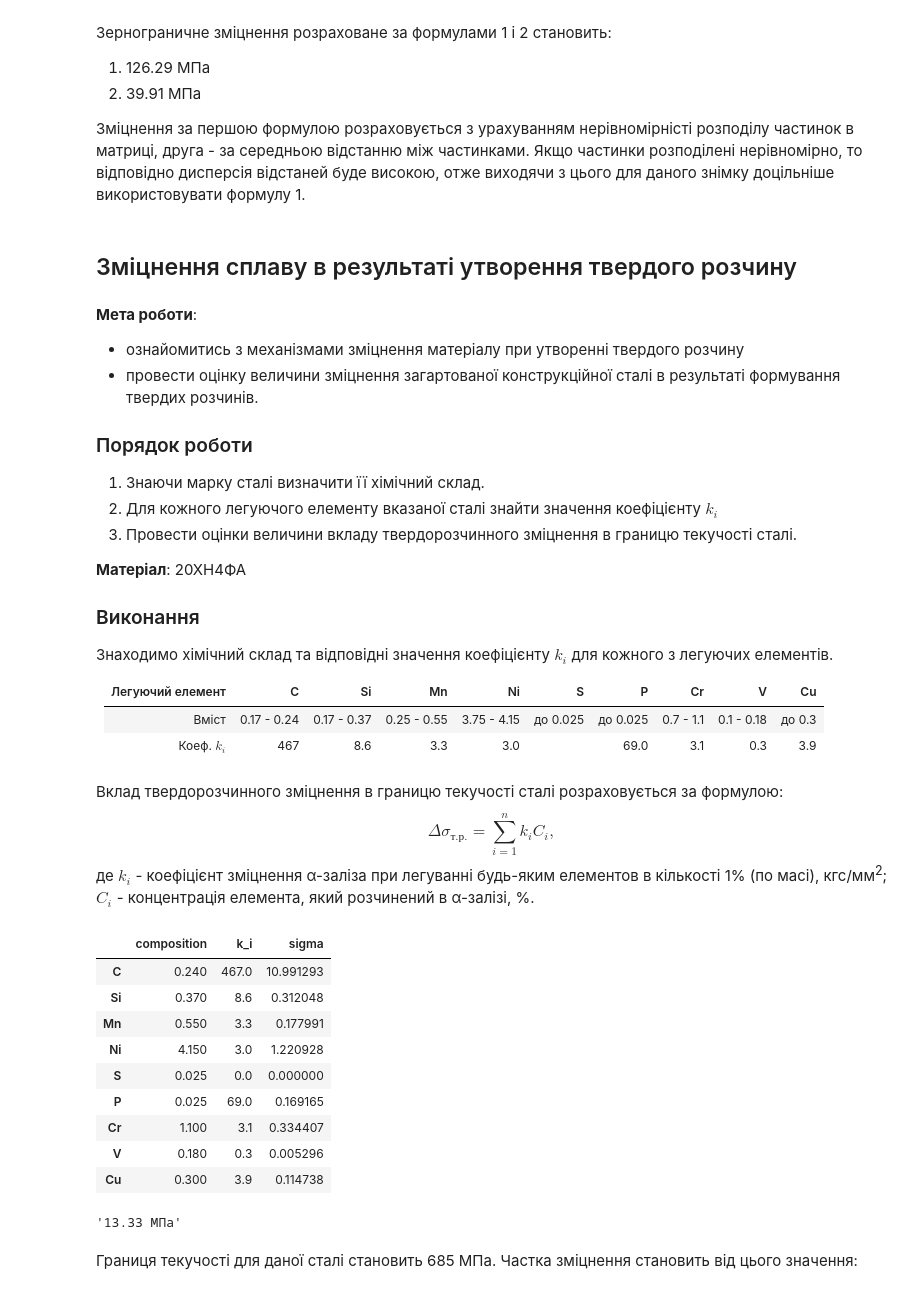
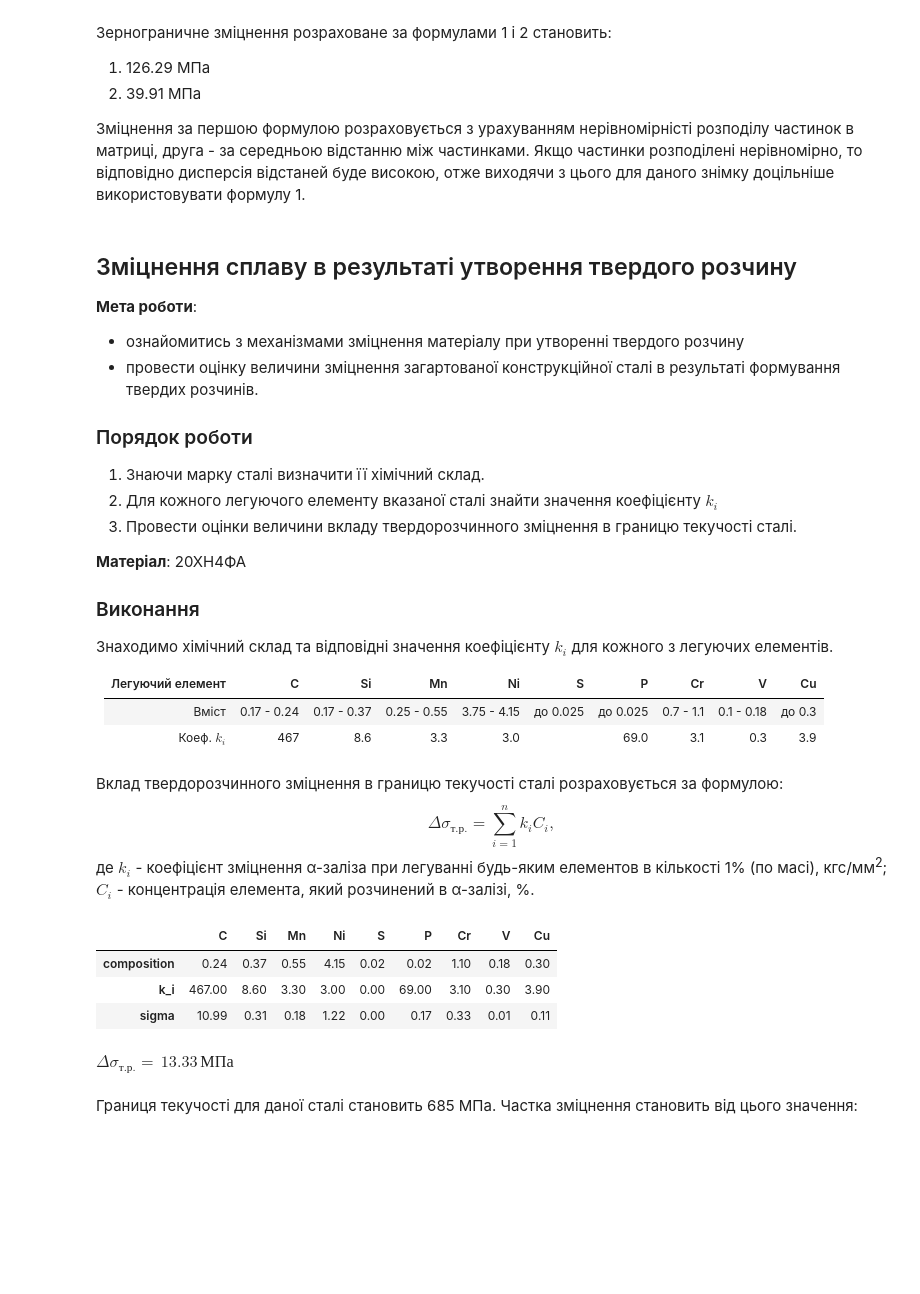
Before and after one commit to rostyq/edu_notebooks, a Jupyter notebook: material_strenght/labs.ipynb, the cells around one changed output. Saved outputs shown, nothing was run; the diff lists cells and outputs as text; code cells hidden in the pictures; blank space fills up the shorter version.

Commit message:
added latex outputs (fomp)

```diff
--- a/material_strenght/labs.ipynb
+++ b/material_strenght/labs.ipynb
@@ -301,9 +302,9 @@ def sigma_nc_2(G_m=82.5e9, mu=0.29, b=0.248e-9, D=D, L=L):
 2. 39.91 МПа
 
 Зміцнення за першою формулою розраховується з урахуванням нерівномірністі розподілу частинок в матриці, друга - за середньою відстанню між частинками. Якщо частинки розподілені нерівномірно, то відповідно дисперсія відстаней буде високою, отже виходячи з цього для даного знімку доцільніше використовувати формулу 1.
-# %% [markdown]
-## Зміцнення сплаву в результаті утворення твердого розчину
 # %% [markdown]
+## Зміцнення сплаву в результаті утворення твердого розчину
+
 **Мета роботи**:
 - ознайомитись з механізмами зміцнення матеріалу при утворенні твердого розчину
 - провести оцінку величини зміцнення загартованої конструкційної сталі в результаті формування твердих розчинів.
@@ -327,33 +328,23 @@ def sigma_nc_2(G_m=82.5e9, mu=0.29, b=0.248e-9, D=D, L=L):
 $$\Delta \sigma_{\textit{т.р.}} = \sum^n_{i=1} k_i C_i, $$
 де $k_i$ - коефіцієнт зміцнення &alpha;-заліза при легуванні будь-яким елементов в кількості 1% (по масі), кгс/мм<sup>2</sup>; $C_i$ - концентрація елемента, який розчинений в &alpha;-залізі, %.
 # %%
-df = pd.DataFrame([[0.24, 467],
-                   [0.37, 8.6],
-                   [.55, 3.3],
-                   [4.15, 3.0],
-                   [0.025, 0.0],
-                   [0.025, 69.0],
-                   [1.1, 3.1],
-                   [.18, .3],
+df = pd.DataFrame([[0.24, 467],[0.37, 8.6],
+                   [.55, 3.3],[4.15, 3.0],
+                   [0.025, 0.0],[0.025, 69.0],
+                   [1.1, 3.1],[.18, .3],
                    [.3, 3.9]], index=['C', 'Si', 'Mn', 'Ni', 'S', 'P', 'Cr', 'V', 'Cu'],
                  columns=['composition', 'k_i'])
 df['sigma'] = df['composition'] * df.k_i /100 / 1.01971621297793E-07*1e-6
-df
+df.T.round(2)
 # %% [output]
-|  | composition | k_i | sigma |
-| C | 0.240 | 467.0 | 10.991293 |
-| Si | 0.370 | 8.6 | 0.312048 |
-| Mn | 0.550 | 3.3 | 0.177991 |
-| Ni | 4.150 | 3.0 | 1.220928 |
-| S | 0.025 | 0.0 | 0.000000 |
-| P | 0.025 | 69.0 | 0.169165 |
-| Cr | 1.100 | 3.1 | 0.334407 |
-| V | 0.180 | 0.3 | 0.005296 |
-| Cu | 0.300 | 3.9 | 0.114738 |
+|  | C | Si | Mn | Ni | S | P | Cr | V | Cu |
+| composition | 0.24 | 0.37 | 0.55 | 4.15 | 0.02 | 0.02 | 1.10 | 0.18 | 0.30 |
+| k_i | 467.00 | 8.60 | 3.30 | 3.00 | 0.00 | 69.00 | 3.10 | 0.30 | 3.90 |
+| sigma | 10.99 | 0.31 | 0.18 | 1.22 | 0.00 | 0.17 | 0.33 | 0.01 | 0.11 |
 # %%
 sigma_tr = df.sigma.sum()
-'{:.2f} МПа'.format(sigma_tr)
+Latex(r'$\Delta \sigma_{\textit{т.р.}} = $'+'$\,{:.2f}\,МПа$'.format(sigma_tr))
 # %% [output]
-'13.33 МПа'
+$\Delta \sigma_{\textit{т.р.}} = $$\,13.33\,МПа$
 # %% [markdown]
 Границя текучості для даної сталі становить 685 МПа. Частка зміцнення становить від цього значення:
```
Also changed, not shown: parts of 34 cells of this notebook, 3 other files.
